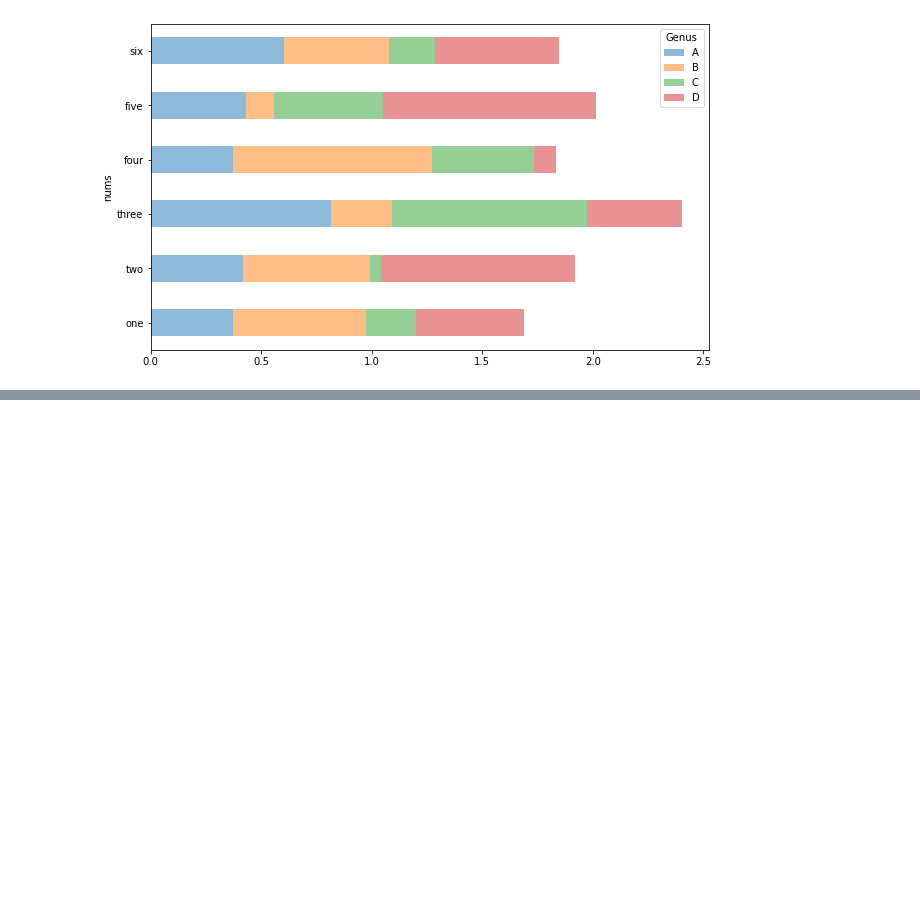
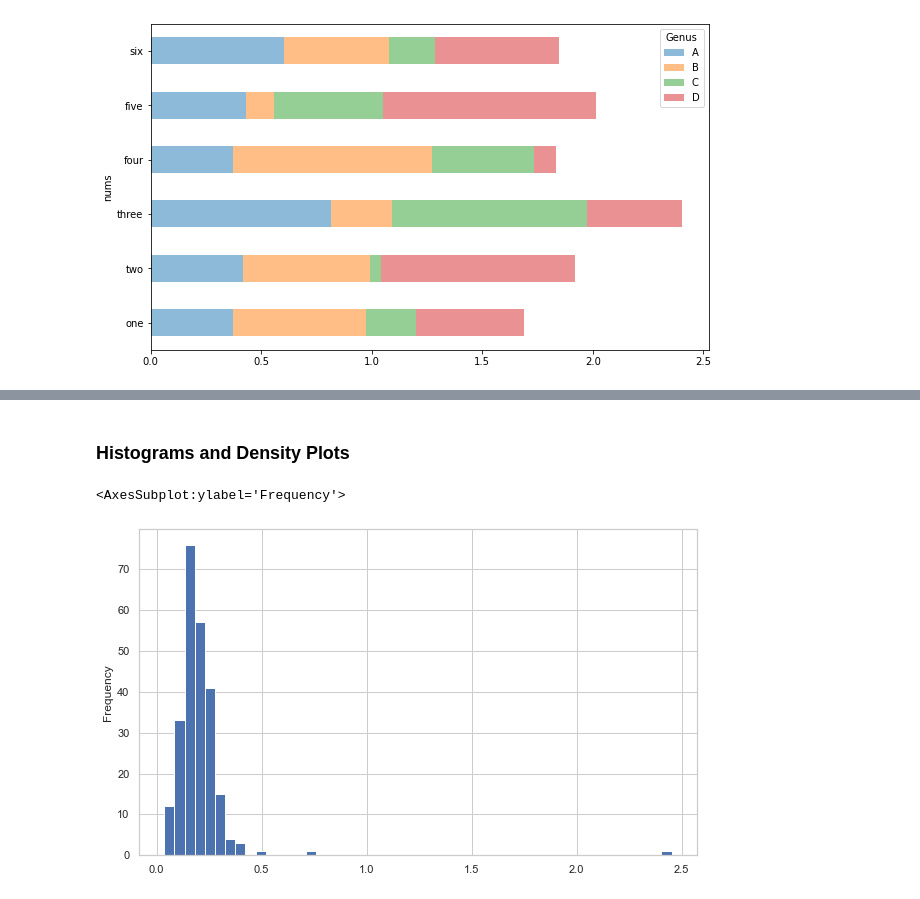
Before and after one commit to alexmaccalman/python, a Jupyter notebook: Plotting_and_ Visualization.ipynb, the cells around one changed output, grey strips where cells are left out. Drawn from its saved outputs; the diff is of its cells as text; code cells hidden in the pictures; blank space fills up the shorter version.

```diff
--- a/Plotting_and_ Visualization.ipynb
+++ b/Plotting_and_ Visualization.ipynb
@@ -214,0 +266,7 @@ df.plot.barh(stacked=True, alpha=0.5)
+# %% [markdown]
+### Histograms and Density Plots
+# %%
+tips['tip_pct'].plot.hist(bins=50)
+# %% [output]
+<AxesSubplot:ylabel='Frequency'>
+[figure, added]
```
Also changed, not shown: parts of 24 cells of this notebook, 1 other file.
